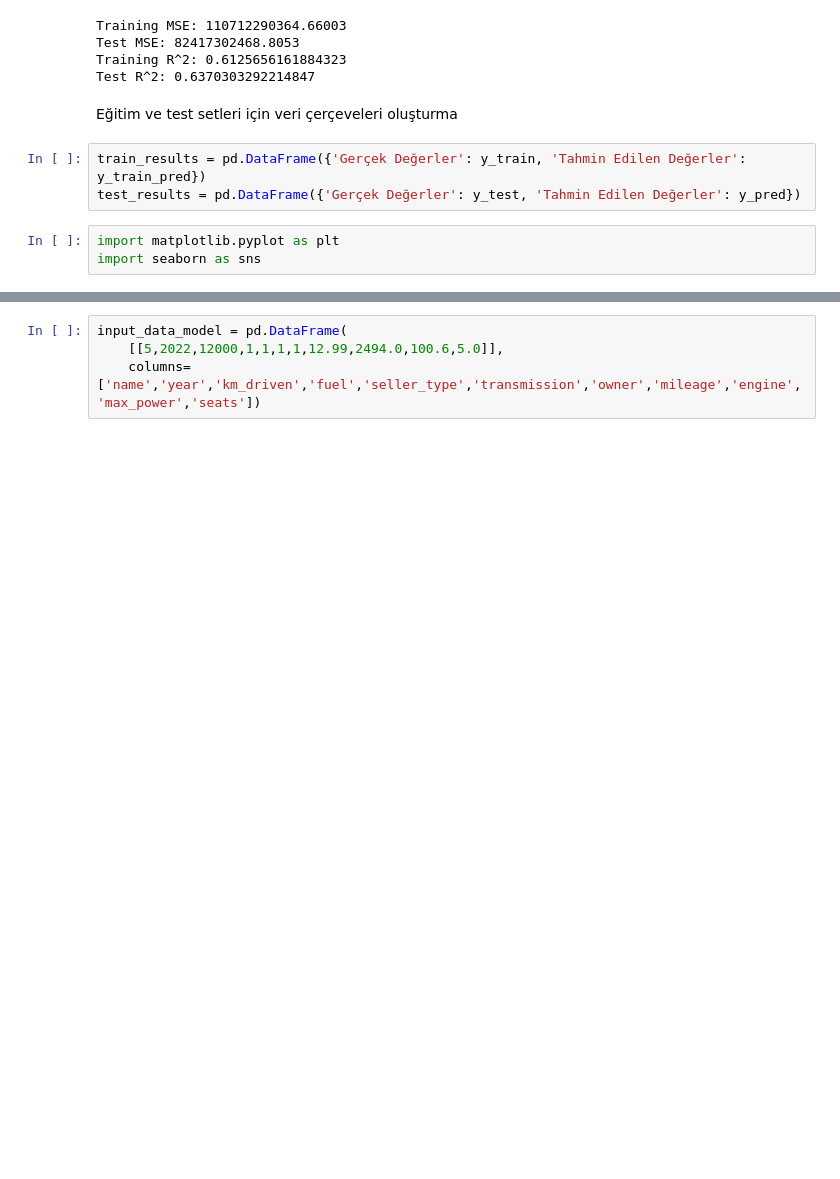
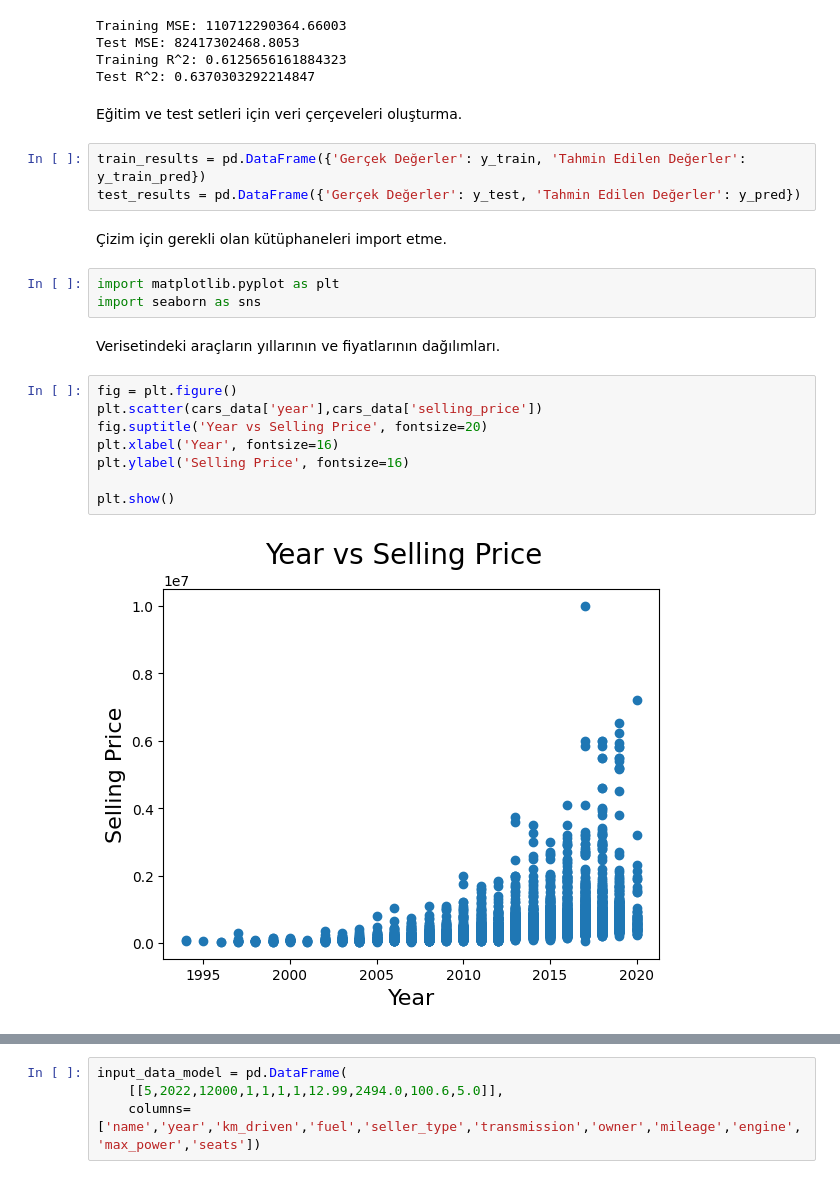
Before and after one commit to mehmetatonga/Car-Price-Model, a Jupyter notebook: Car_Price_Model.ipynb, the cells around one changed output, grey strips where cells are left out. Drawn from its saved outputs; the diff is of its cells as text; blank space fills up the shorter version.

```diff
--- a/Car_Price_Model.ipynb
+++ b/Car_Price_Model.ipynb
@@ -387,10 +416,24 @@ Test MSE: 82417302468.8053
 Training R^2: 0.6125656161884323
 Test R^2: 0.6370303292214847
 # %% [markdown]
-Eğitim ve test setleri için veri çerçeveleri oluşturma
+Eğitim ve test setleri için veri çerçeveleri oluşturma.
 # %%
 train_results = pd.DataFrame({'Gerçek Değerler': y_train, 'Tahmin Edilen Değerler': y_train_pred})
 test_results = pd.DataFrame({'Gerçek Değerler': y_test, 'Tahmin Edilen Değerler': y_pred})
+# %% [markdown]
+Çizim için gerekli olan kütüphaneleri import etme.
 # %%
 import matplotlib.pyplot as plt
 import seaborn as sns
+# %% [markdown]
+Verisetindeki araçların yıllarının ve fiyatlarının dağılımları.
+# %%
+fig = plt.figure()
+plt.scatter(cars_data['year'],cars_data['selling_price'])
+fig.suptitle('Year vs Selling Price', fontsize=20)
+plt.xlabel('Year', fontsize=16)
+plt.ylabel('Selling Price', fontsize=16)
+
+plt.show()
+# %% [output]
+[figure, added]
```
Also changed, not shown: parts of 56 cells of this notebook, 1 other file.
